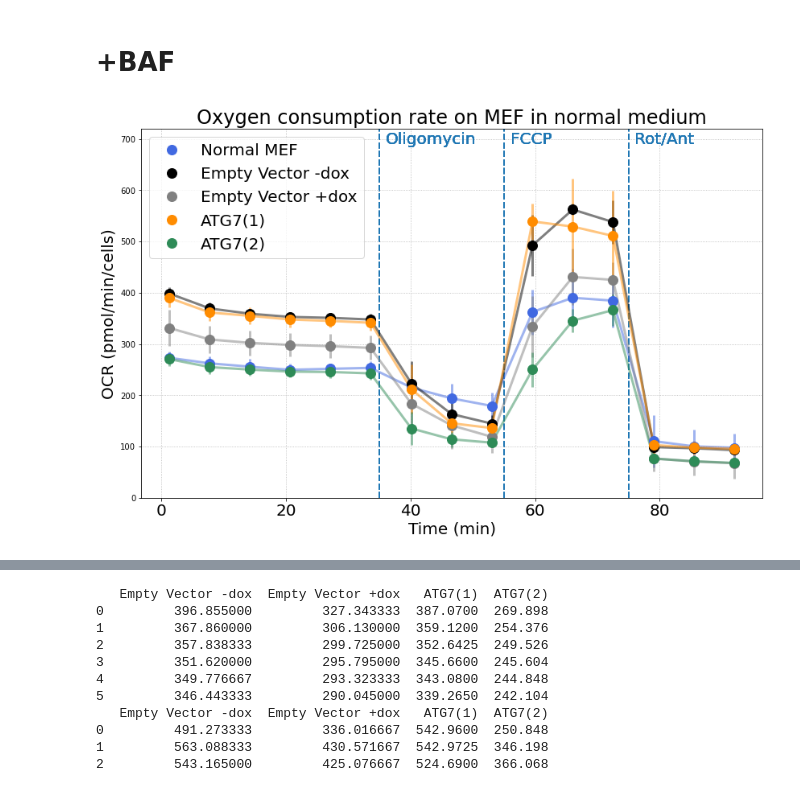
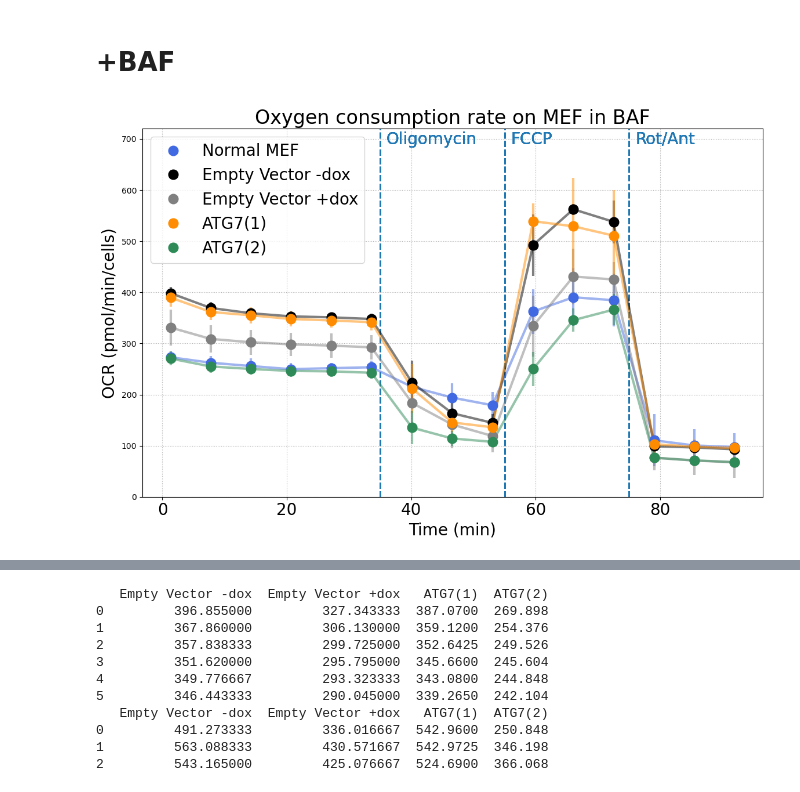
Before and after one commit to Keviosta/PhD_ATG7, a Jupyter notebook: ATG7/ATG7_in_vitro_cell_lines/Seahorse_mef/OCR/exp2/ocr_mef_exp2-protnorm.ipynb, the cells around one changed output, grey strips where cells are left out. Cells and saved outputs as stored; diff of their text form; code cells hidden in the pictures.

```diff
--- a/ATG7/ATG7_in_vitro_cell_lines/Seahorse_mef/OCR/exp2/ocr_mef_exp2-protnorm.ipynb
+++ b/ATG7/ATG7_in_vitro_cell_lines/Seahorse_mef/OCR/exp2/ocr_mef_exp2-protnorm.ipynb
@@ -5,7 +5,7 @@ import pandas, numpy, seaborn
 # import scipy, scipy.stats
 import matplotlib, matplotlib.pyplot as plt
 # this is a trick to make figures look nicer
-matplotlib.rcParams.update({'font.size':20, 'font.family':'FreeSans', 'xtick.labelsize':20, 'ytick.labelsize':10, 'figure.figsize':(12, 8)})
+matplotlib.rcParams.update({'font.size':20, 'xtick.labelsize':20, 'ytick.labelsize':10, 'figure.figsize':(12, 8)})
 # %%
 input_file_directory = '/Users/kja11/OneDrive - Háskóli Íslands/PhD ATG7//0 in_silico/Python/1)data_input/'
 # %%
@@ -283,52 +255,65 @@ for i in range(len(dfs)):
 # %% [markdown]
 # +BAF
 # %%
-#Normalization of the data after removing bad wells
 ##WITH BAFILOMYCIN
 all_data = [[normal_baf, 'Normal MEF', "royalblue"],
             [ev_nodox_baf, 'Empty Vector -dox', "black"],
             [ev_baf, 'Empty Vector +dox', 'grey'],
             [wt1_baf, 'ATG7(1)', 'darkorange'],
             [wt2_baf, 'ATG7(2)', "seagreen"]]
 
+all_control= [[normal_baf, 'Normal MEF', "royalblue"],
+              [ev_nodox_baf, 'Empty Vector -dox', "black"],
+              [ev_baf, 'Empty Vector +dox', 'grey']]
 
-for data in all_data:
-    ##setting graphs
-    name_val = data[1]
-    color_val = data[2]
+all_isof = [[ev_baf, 'Empty Vector +dox', 'grey'],
+            [wt1_baf, 'ATG7(1)', 'darkorange'],
+            [wt2_baf, 'ATG7(2)', "seagreen"]]
 
-    ##normalization
-    shift = ocr_normalized[data[0]].mean()
-    general_mean = ocr_normalized[data[0]].mean().mean()
-    relative_mu = shift/general_mean
-    normalized_data = ocr_normalized[data[0]]/relative_mu
+contr_condit = all_data, all_control, all_isof
 
-    ##define mean and standard deviation
-    mean = normalized_data.mean(axis=1)
-    std = normalized_data.std(axis=1)
+for data_ in contr_condit:
+    for data in data_:
+        ##setting graphs
+        sample_labels = data[0]
+        name_val = data[1]
+        color_val = data[2]
 
-    ##plot graph
-    plt.errorbar(ocr_normalized['Time'], mean, std, lw=3, color=color_val, alpha=1/2)
-    plt.plot(ocr_normalized['Time'], mean, 'o', color=color_val, ms=12, label=name_val, zorder=999)
+        ##normalization
+        shift = ocr_normalized[data[0]].mean()
+        general_mean = ocr_normalized[data[0]].mean().mean()
+        relative_mu = shift/general_mean
+        normalized_data = ocr_normalized[data[0]]/relative_mu
 
-    matplotlib.pyplot.grid(ls=':')
+        ##define mean and standard deviation
+        mean = normalized_data.mean(axis=1)
+        std = normalized_data.std(axis=1)
 
-    ##add vertical lines
-    matplotlib.pyplot.axvline(x=35, ls='--', lw=2, color='tab:blue', zorder=1)
-    matplotlib.pyplot.axvline(x=55, ls='--', lw=2, color='tab:blue', zorder=1)
-    matplotlib.pyplot.axvline(x=75, ls='--', lw=2, color='tab:blue', zorder=1)
+        ##plot graph
+        plt.errorbar(ocr_normalized['Time'], mean, std, lw=3, color=color_val, alpha=1/2)
+        plt.plot(ocr_normalized['Time'], mean, 'o', color=color_val, ms=12, label=name_val, zorder=999)
 
-    ##add texts
-    matplotlib.pyplot.text(36, 690, 'Oligomycin', color='tab:blue')
-    matplotlib.pyplot.text(56, 690, 'FCCP', color='tab:blue')
-    matplotlib.pyplot.text(76, 690, 'Rot/Ant', color='tab:blue')
+        matplotlib.pyplot.grid(ls=':')
 
-    ##settings
-    matplotlib.pyplot.title('Oxygen consumption rate on MEF in normal medium')
-    matplotlib.pyplot.xlabel('Time (min)')
-    matplotlib.pyplot.ylabel('OCR (pmol/min/cells)')
-    matplotlib.pyplot.legend(loc=2)
-    matplotlib.pyplot.ylim([0, 720])
-    matplotlib.pyplot.tight_layout()
+        ##add vertical lines
+        matplotlib.pyplot.axvline(x=35, ls='--', lw=2, color='tab:blue', zorder=1)
+        matplotlib.pyplot.axvline(x=55, ls='--', lw=2, color='tab:blue', zorder=1)
+        matplotlib.pyplot.axvline(x=75, ls='--', lw=2, color='tab:blue', zorder=1)
+
+        ##add texts
+        matplotlib.pyplot.text(36, 690, 'Oligomycin', color='tab:blue')
+        matplotlib.pyplot.text(56, 690, 'FCCP', color='tab:blue')
+        matplotlib.pyplot.text(76, 690, 'Rot/Ant', color='tab:blue')
+
+        ##settings
+        matplotlib.pyplot.title('Oxygen consumption rate on MEF in BAF')
+        matplotlib.pyplot.xlabel('Time (min)')
+        matplotlib.pyplot.ylabel('OCR (pmol/min/cells)')
+        matplotlib.pyplot.legend(loc=2)
+        matplotlib.pyplot.ylim([0, 720])
+        matplotlib.pyplot.tight_layout()
+
+    plt.show()
+    plt.clf()
 # %% [output]
-[figure, old version]
+[figure, new version]
```
Also changed, not shown: parts of 10 cells of this notebook.
